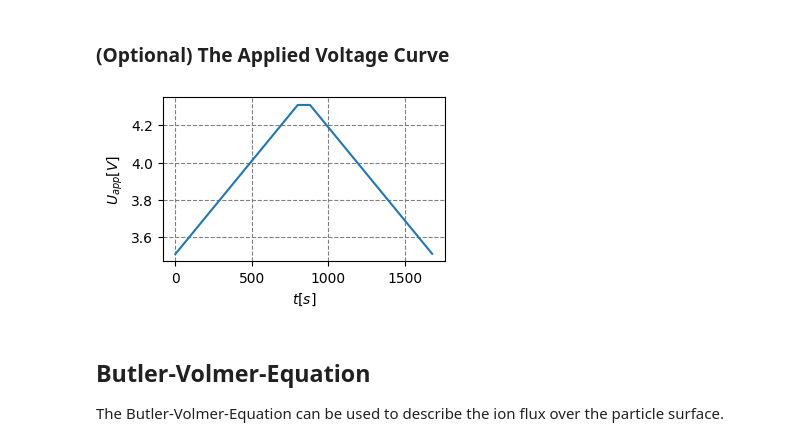
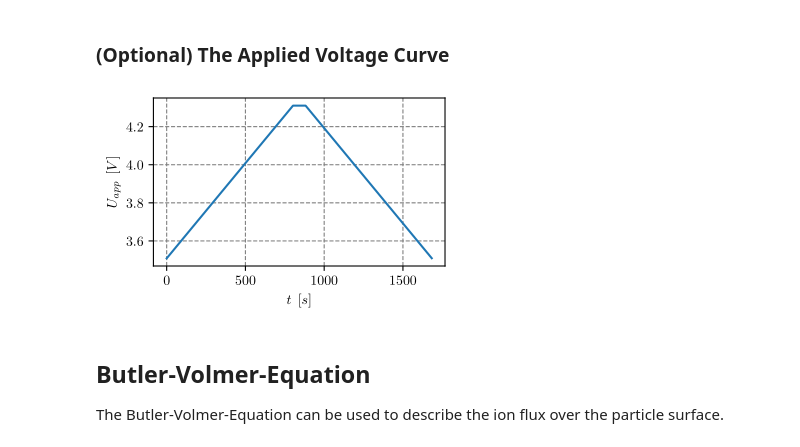
Before and after one commit to willi-z/batmania, a Jupyter notebook: SPM_Zhang.ipynb, the cells around one changed output. Saved outputs shown, nothing was run; the diff lists cells and outputs as text; code cells hidden in the pictures.

```diff
--- a/SPM_Zhang.ipynb
+++ b/SPM_Zhang.ipynb
@@ -28,0 +74,9 @@ Nevertheless $y$-values equal to 1 are still a problem, because the ion flux $j$
+# %%
+import matplotlib
+
+matplotlib.use("pgf")
+matplotlib.rcParams.update({
+    "pgf.texsystem": "pdflatex",
+    'text.usetex': True,
+    'pgf.rcfonts': False,
+})
@@ -39,7 +113,6 @@ const = {
 electrode = {
     "D": 2.2e-9 * 1e-4, # [cm^2 s^-1] -> [m^2 s^-1]
     "Rs": 5e-4 * 1e-2, # [cm] -> [m]
-    "c_ini": 23.7 * 1e3, # [mol dm^-3] -> [mol m^-3]
     "c_max": 23.7 * 1e3, # [mol dm^-3] -> [mol m^-3]
     "k": 0.00019 * np.power(1e-2, (5 / 2)), # [cm^(5/2) s^-1 mol^(-1/2)] -> [m^(5/2) s^-1 mol^(-1/2)]
     "beta": 0.5, # []
@@ -50,7 +123,7 @@ electrolyte = {
     "c_max": 1.0 * 1e3, # [mol dm^-3] -> [mol m^-3]
 }
 
-electrode["c_ini"] *= (1 - 1e-4) # adding imperfection
+electrode["c_ini"] = mod_imperfection * electrode["c_max"] # adding imperfection
 # %% [markdown]
 The imperfection of the intiial concentration of the electrode is required, due to the Volmer-Butler-Equation beeing zero in this case no matter the current over-potential.
 # %% [markdown]
@@ -161,7 +238,13 @@ The potential starts with the potential of the fully charged cell and discharges
 After a short holding period, this process is reversed.
 # %%
 y_max = electrode["c_ini"]/ electrode["c_max"]
-U_start = U_ocp_ext(y_max)
+U_start = 0
+
+if mod_ocp == "without_ext":
+    U_start = U_ocp(y_max)
+else:
+    U_start = U_ocp_ext(y_max)
+
 U_max = 4.3102  # [V]
 t_change = (U_max-U_start) / const["dU/dt"]
 t_hold = t_change *0.1
@@ -187,27 +270,31 @@ def U_app(t):
 # %%
 
 ts = np.arange(t_end)
 u_apps = [U_app(t) for t in ts]
 
 import matplotlib.pyplot as plt
 from matplotlib.ticker import AutoMinorLocator
 from helpers import set_size
 
 
 fig,ax = plt.subplots(figsize=set_size(245))
 
 ax.plot(ts, u_apps, label=r"$U_{app}$")
 
 ax.xaxis.grid(which='both', color='gray', linestyle='dashed')
 ax.yaxis.grid(color='gray', linestyle='dashed')
 
-ax.set_xlabel(r"$t \left[ s \right]$")
-ax.set_ylabel(r"$U_{app} \left[ V \right]$")
+ax.set_xlabel(r"$t \; \left[ s \right]$")
+ax.set_ylabel(r"$U_{app} \; \left[ V \right]$")
 
 fig.tight_layout(pad=0)
-plt.show()
+
+if store_images:
+    plt.savefig(result_path / 'spm_zhang_Uapp(t).pgf')
+
+fig
 # %% [output]
-[figure, old version]
+[figure, new version]
 # %% [markdown]
 ## Butler-Volmer-Equation
 
```
Also changed, not shown: parts of 34 cells of this notebook, 1 other file.
